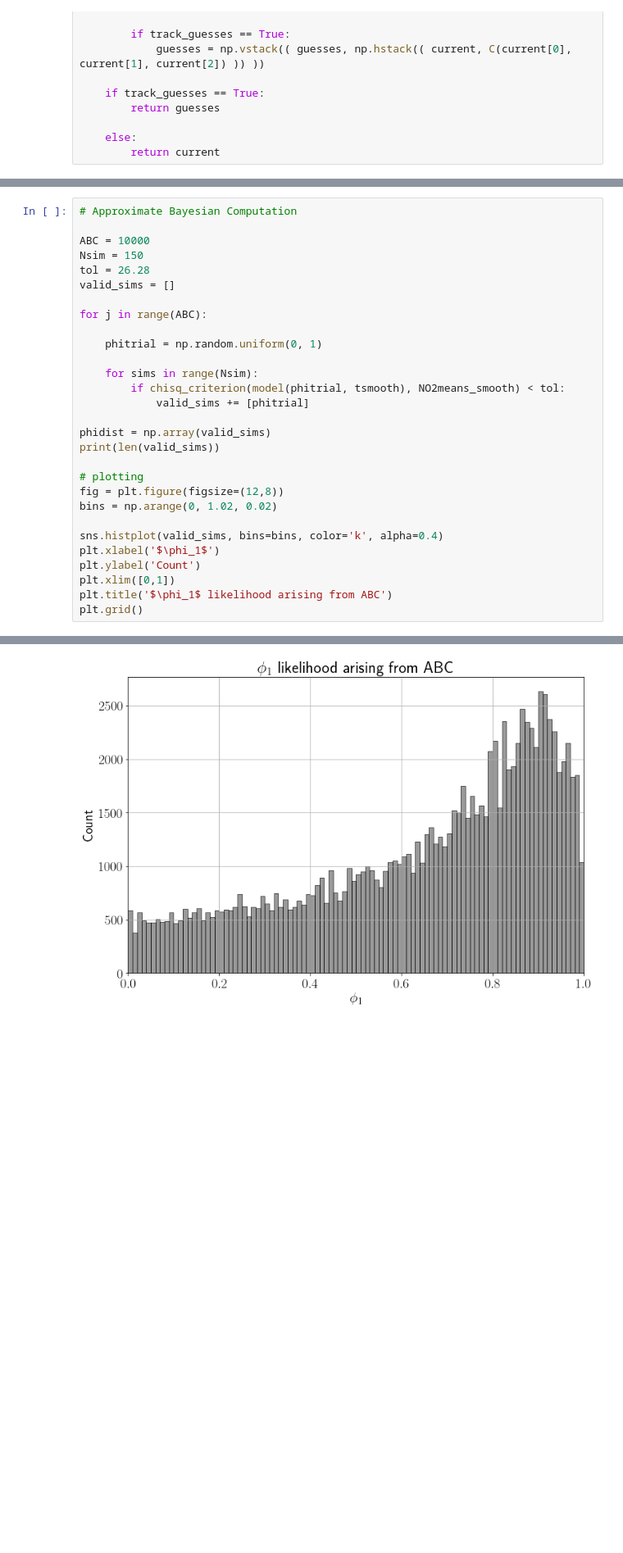
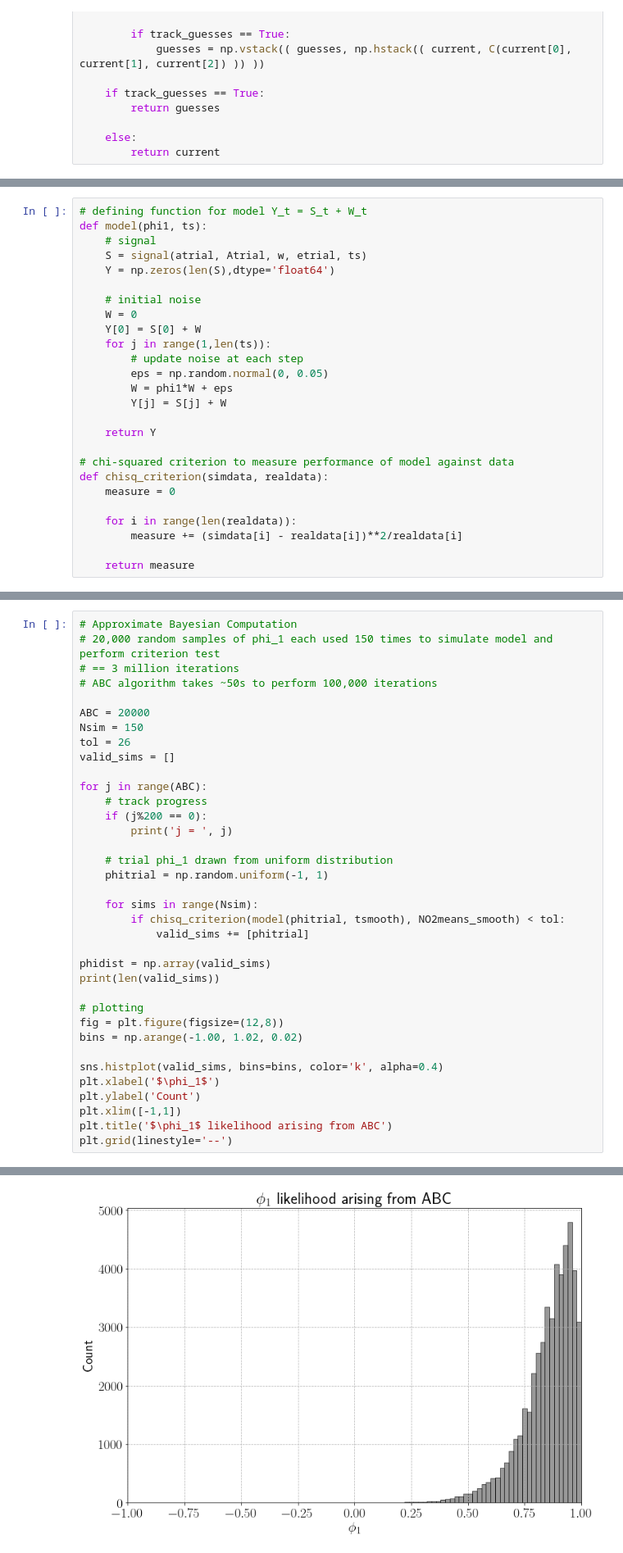
Before and after one commit to ndoyle815/MA930, a Jupyter notebook: Assignments/MA930 Assignment 2.ipynb, the cells around one changed output, grey strips where cells are left out. Shown at 82% size. Saved outputs shown, nothing was run; the diff lists cells and outputs as text; blank space fills up the shorter version.

Commit message:
fixed function and final ABC

```diff
--- a/Assignments/MA930 Assignment 2.ipynb
+++ b/Assignments/MA930 Assignment 2.ipynb
@@ -298,3 +277,29 @@ def chisq_criterion(simdata, realdata):
+# %%
+# defining function for model Y_t = S_t + W_t
+def model(phi1, ts):
+    # signal
+    S = signal(atrial, Atrial, w, etrial, ts)
+    Y = np.zeros(len(S),dtype='float64')
+
+    # initial noise
+    W = 0
+    Y[0] = S[0] + W
+    for j in range(1,len(ts)):
+        # update noise at each step
+        eps = np.random.normal(0, 0.05)
+        W = phi1*W + eps
+        Y[j] = S[j] + W
+
+    return Y
+
+# chi-squared criterion to measure performance of model against data
+def chisq_criterion(simdata, realdata):
+    measure = 0
+
+    for i in range(len(realdata)):
+        measure += (simdata[i] - realdata[i])**2/realdata[i]
+
+    return measure
 # %%
 # obtaining approximate measures of criterion to quantify a valid guess
 tsmooth = ts[1:-1]
@@ -304,14 +309,21 @@ chisq_criterion(model(0.9, tsmooth), NO2means_smooth)
 # %%
 # Approximate Bayesian Computation
+# 20,000 random samples of phi_1 each used 150 times to simulate model and perform criterion test
+# == 3 million iterations
+# ABC algorithm takes ~50s to perform 100,000 iterations
 
-ABC = 10000
+ABC = 20000
 Nsim = 150
-tol = 26.28
+tol = 26
 valid_sims = []
 
 for j in range(ABC):
+    # track progress
+    if (j%200 == 0):
+        print('j = ', j)
 
-    phitrial = np.random.uniform(0, 1)
+    # trial phi_1 drawn from uniform distribution
+    phitrial = np.random.uniform(-1, 1)
 
     for sims in range(Nsim):
         if chisq_criterion(model(phitrial, tsmooth), NO2means_smooth) < tol:
@@ -322,12 +334,12 @@ print(len(valid_sims))
 
 # plotting
 fig = plt.figure(figsize=(12,8))
-bins = np.arange(0, 1.02, 0.02)
+bins = np.arange(-1.00, 1.02, 0.02)
 
 sns.histplot(valid_sims, bins=bins, color='k', alpha=0.4)
 plt.xlabel('$\phi_1$')
 plt.ylabel('Count')
-plt.xlim([0,1])
+plt.xlim([-1,1])
 plt.title('$\phi_1$ likelihood arising from ABC')
-plt.grid()
+plt.grid(linestyle='--')
 # %% [output]
@@ -335,4 +363,4 @@ plt.grid()
-[figure, old version]
+[figure, new version]
 # %%
 # retrieving mode of phi_1 distribution
 print('Mode: ', mode(phidist))
```
Also changed, not shown: parts of 18 cells of this notebook.
